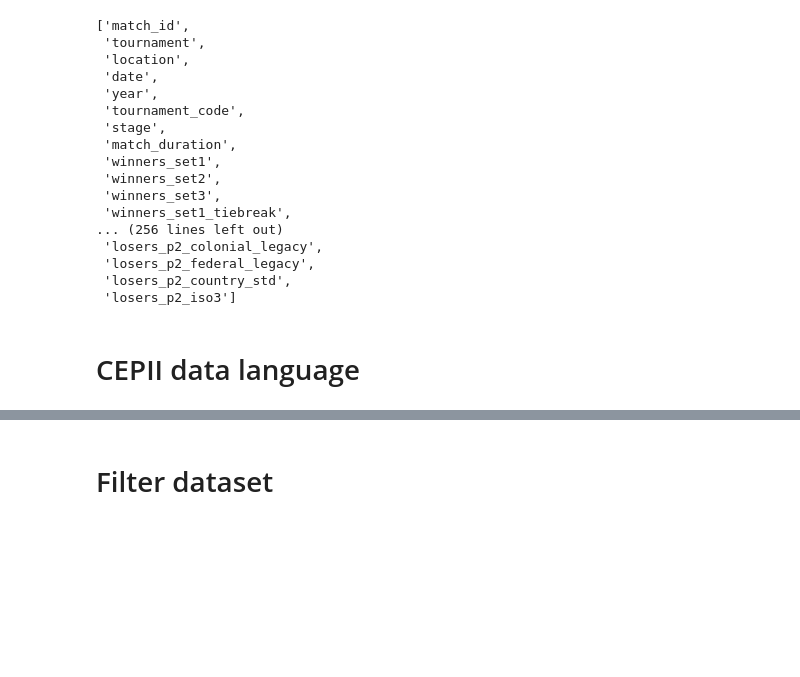
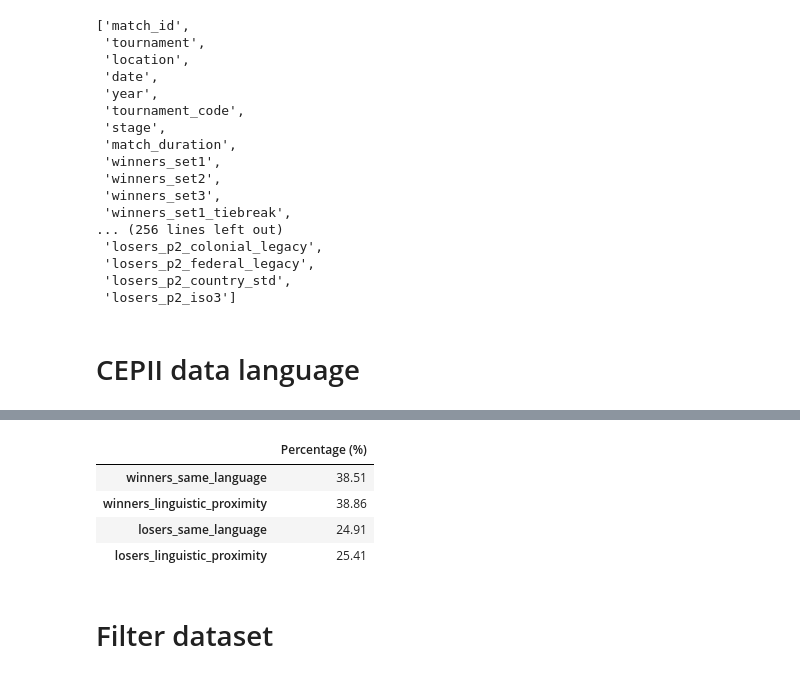
Before and after one commit to AEGDDI/tennis-homophily, a Jupyter notebook: code/cleaning/final_ds.ipynb, the cells around one changed output, grey strips where cells are left out. Cells and saved outputs as stored; diff of their text form; code cells hidden in the pictures; blank space fills up the shorter version.

```diff
--- a/code/cleaning/final_ds.ipynb
+++ b/code/cleaning/final_ds.ipynb
@@ -183,5 +136,5 @@ Done.
 # %%
-# gravity_lang_lookup = pd.read_excel(gravity_lang_lookup_dir, sheet_name="main_sheet")
+gravity_lang_lookup = pd.read_excel(gravity_lang_lookup_dir, sheet_name="main_sheet")
 # %%
 # merge winners
 df = df.merge(
@@ -229,3 +174,19 @@ for c in cols:
+# %%
+perc_table = (
+    df[cols]
+    .mean()
+    .mul(100)
+    .round(2)
+    .to_frame(name="Percentage (%)")
+)
+
+perc_table
+# %% [output]
+|  | Percentage (%) |
+| winners_same_language | 38.51 |
+| winners_linguistic_proximity | 38.86 |
+| losers_same_language | 24.91 |
+| losers_linguistic_proximity | 25.41 |
 # %% [markdown]
   # Filter dataset
 # %%
```
Also changed, not shown: parts of 12 cells of this notebook, 4 other files.
